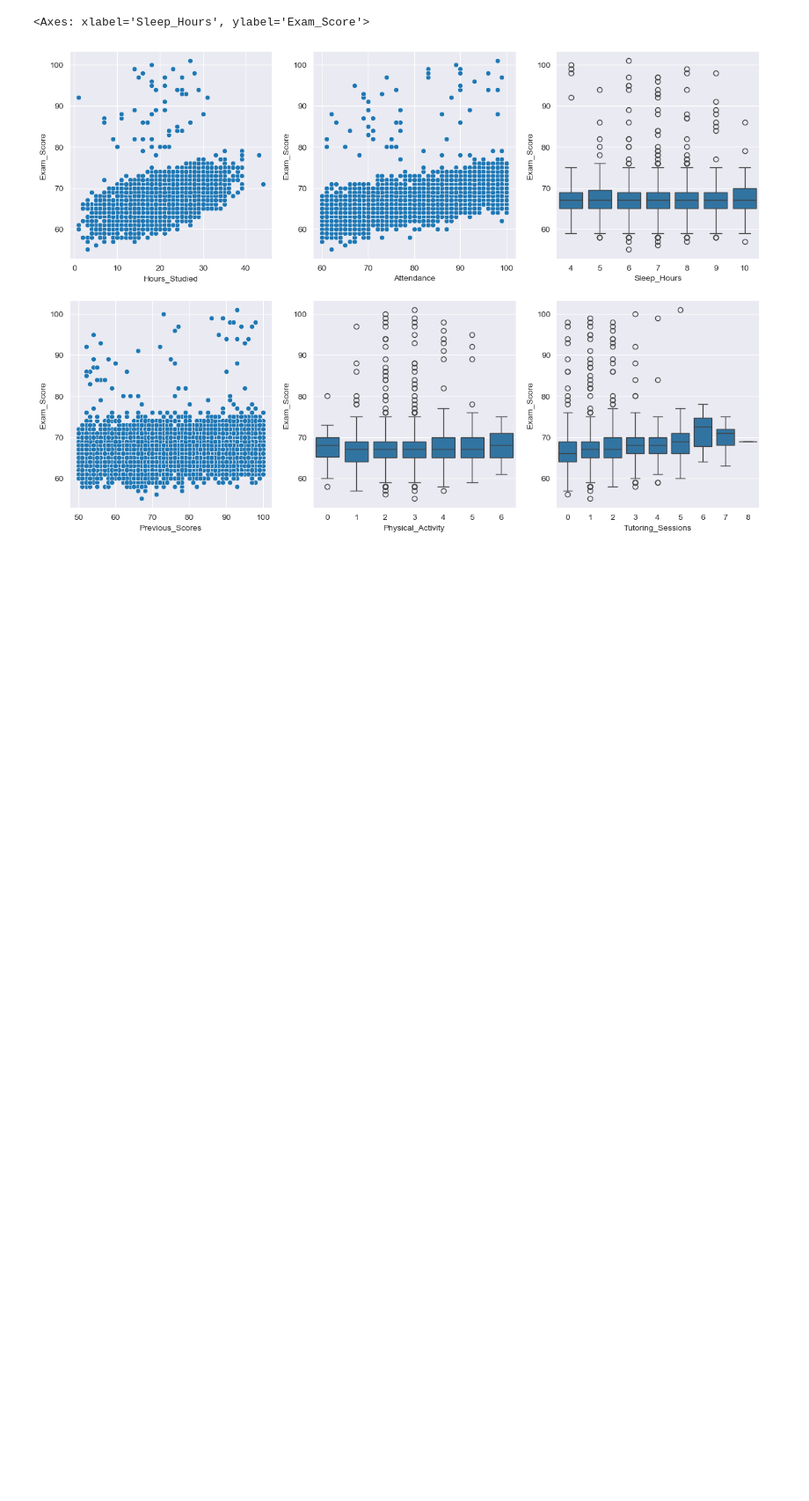
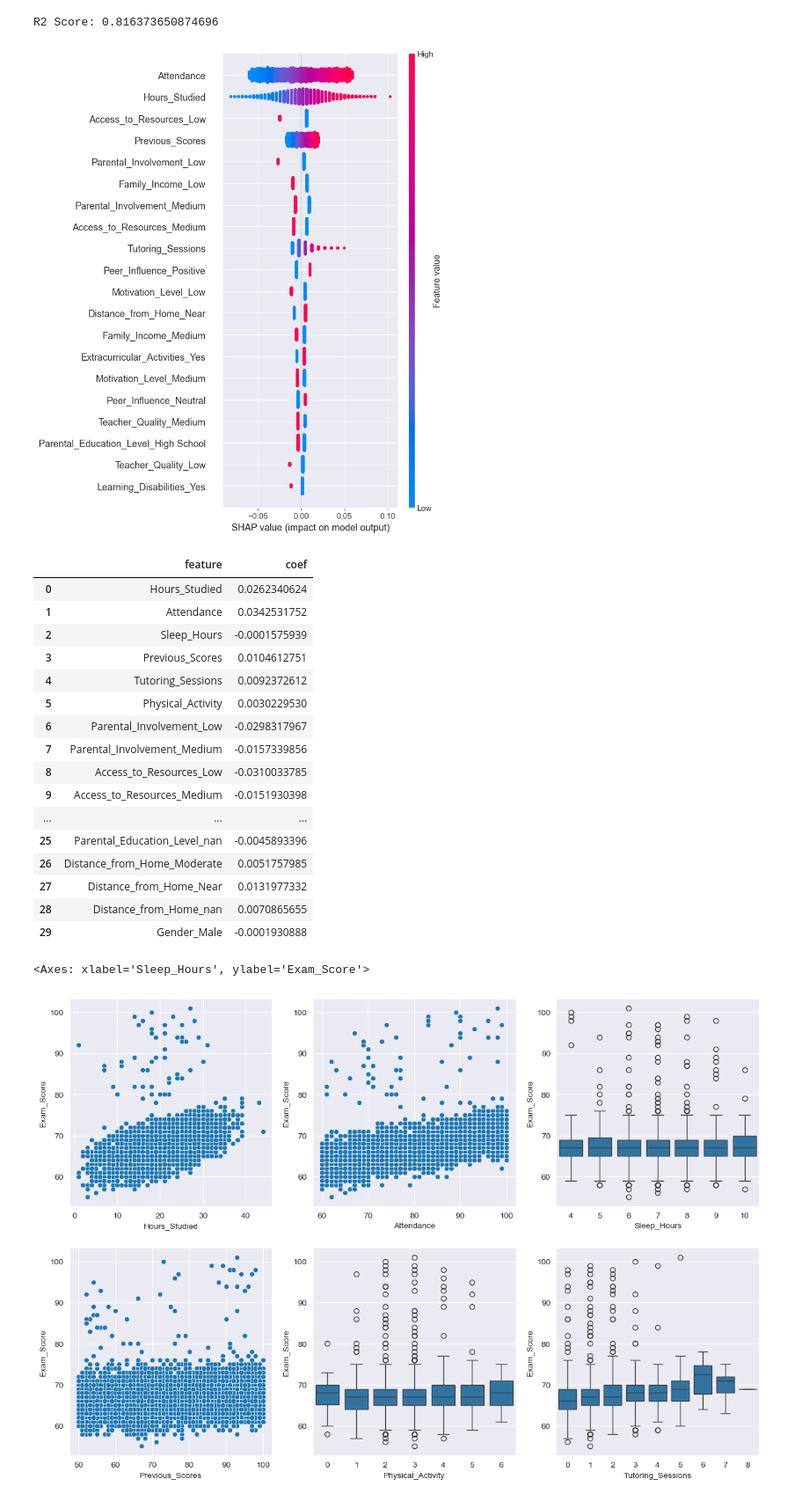
Before and after one commit to joona111/TIES4600, a Jupyter notebook: students.ipynb, the cells around one changed output. Shown at 88% size. Cells and saved outputs as stored; diff of their text form; code cells hidden in the pictures; blank space fills up the shorter version.

```diff
--- a/students.ipynb
+++ b/students.ipynb
@@ -42,3 +50,56 @@ X
+# %%
+import shap
+X,y=load_data()
+y = np.log(y)
+pd.options.display.float_format = '{:.10f}'.format
+
+categorical_columns = X.select_dtypes(include="object").columns.tolist()
+numeric = X.select_dtypes(exclude="object").columns.tolist()
+encoder = OneHotEncoder(sparse_output=False,drop="first")
+encoded = encoder.fit_transform(X[categorical_columns])
+X.drop(columns=categorical_columns,inplace=True)
+encoded_names = encoder.get_feature_names_out()
+X = pd.concat(
+    [X, pd.DataFrame(encoded, columns=encoded_names, index=X.index)],
+    axis=1
+)
+scaler = StandardScaler()
+X[numeric] = scaler.fit_transform(X[numeric])
+
+X.columns = X.columns.astype(str)
+X,X_test,y,y_test = train_test_split(X,y,test_size=0.2,random_state=42)
+lm = LinearRegression()
+lm.fit(X,y)
+preds = lm.predict(X_test)
+r2 = r2_score(y_test,preds)
+print(f'R2 Score: {r2}')
+coefs = pd.DataFrame({"feature": X.columns, "coef": lm.coef_})
+
+explainer = shap.LinearExplainer(lm, X)
+shap_values = explainer(X)
+shap.summary_plot(shap_values)
+
+coefs
+# %% [output]
+R2 Score: 0.816373650874696
+[figure, added]
+|  | feature | coef |
+| 0 | Hours_Studied | 0.0262340624 |
+| 1 | Attendance | 0.0342531752 |
+| 2 | Sleep_Hours | -0.0001575939 |
+| 3 | Previous_Scores | 0.0104612751 |
+| 4 | Tutoring_Sessions | 0.0092372612 |
+| 5 | Physical_Activity | 0.0030229530 |
+| 6 | Parental_Involvement_Low | -0.0298317967 |
+| 7 | Parental_Involvement_Medium | -0.0157339856 |
+| 8 | Access_to_Resources_Low | -0.0310033785 |
+| 9 | Access_to_Resources_Medium | -0.0151930398 |
+| ... | ... | ... |
+| 25 | Parental_Education_Level_nan | -0.0045893396 |
+| 26 | Distance_from_Home_Moderate | 0.0051757985 |
+| 27 | Distance_from_Home_Near | 0.0131977332 |
+| 28 | Distance_from_Home_nan | 0.0070865655 |
+| 29 | Gender_Male | -0.0001930888 |
 # %%
 students = pd.read_csv("StudentPerformanceFactors.csv")
 
```
Also changed, not shown: parts of 9 cells of this notebook, 6 other files.
